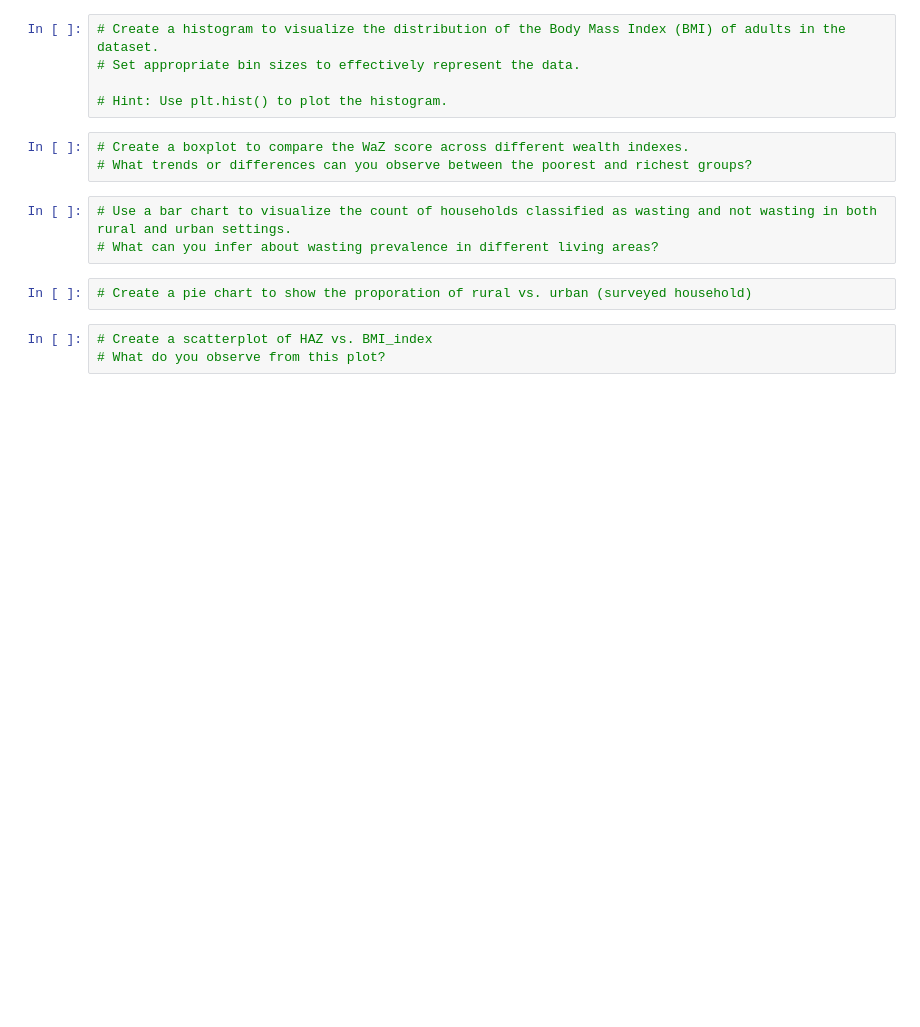
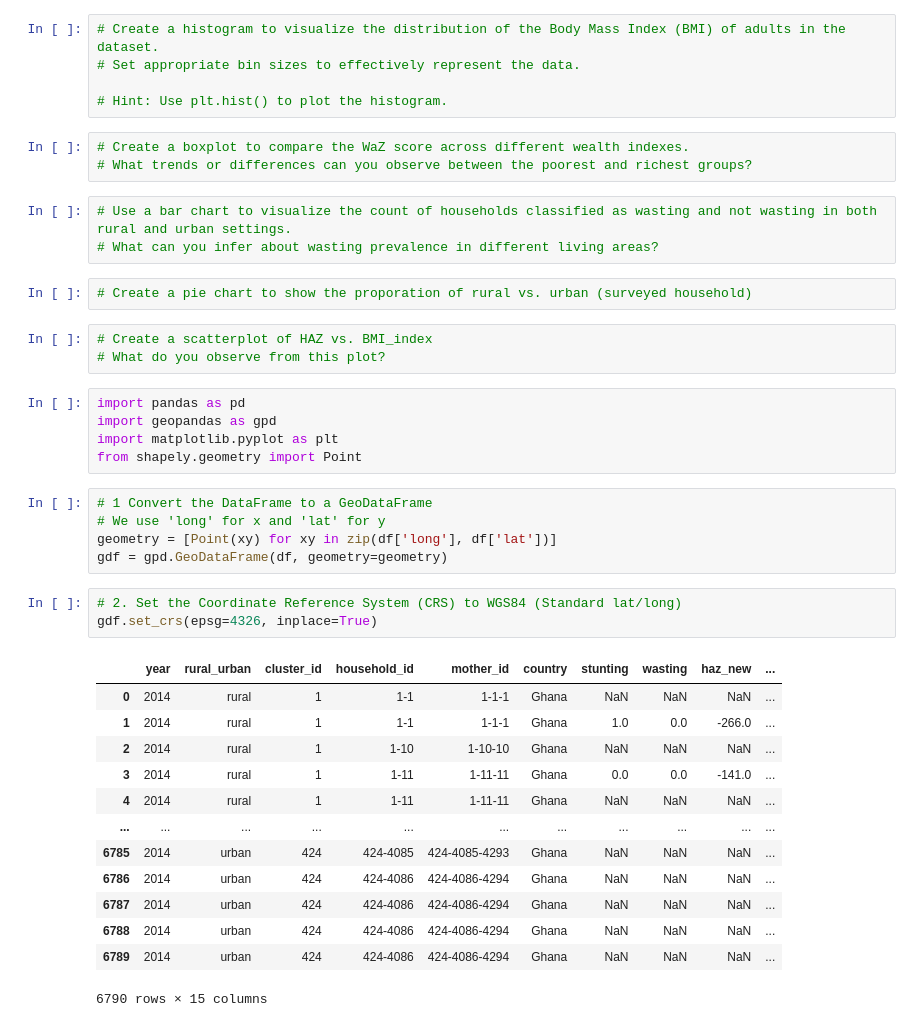
Before and after one commit to Minteb/Numpy-for-geospatial-science, a Jupyter notebook: Matplotlib.ipynb, the cells around one changed output. Saved outputs shown, nothing was run; the diff lists cells and outputs as text; blank space fills up the shorter version.

```diff
--- a/Matplotlib.ipynb
+++ b/Matplotlib.ipynb
@@ -1108,3 +1108,30 @@ plt.show()
 # %%
 # Create a scatterplot of HAZ vs. BMI_index
 # What do you observe from this plot?
+# %%
+import pandas as pd
+import geopandas as gpd
+import matplotlib.pyplot as plt
+from shapely.geometry import Point
+# %%
+# 1 Convert the DataFrame to a GeoDataFrame
+# We use 'long' for x and 'lat' for y
+geometry = [Point(xy) for xy in zip(df['long'], df['lat'])]
+gdf = gpd.GeoDataFrame(df, geometry=geometry)
+# %%
+# 2. Set the Coordinate Reference System (CRS) to WGS84 (Standard lat/long)
+gdf.set_crs(epsg=4326, inplace=True)
+# %% [output]
+|  | year | rural_urban | cluster_id | household_id | mother_id | country | stunting | wasting | haz_new | ... |
+| 0 | 2014 | rural | 1 | 1-1 | 1-1-1 | Ghana | NaN | NaN | NaN | ... |
+| 1 | 2014 | rural | 1 | 1-1 | 1-1-1 | Ghana | 1.0 | 0.0 | -266.0 | ... |
+| 2 | 2014 | rural | 1 | 1-10 | 1-10-10 | Ghana | NaN | NaN | NaN | ... |
+| 3 | 2014 | rural | 1 | 1-11 | 1-11-11 | Ghana | 0.0 | 0.0 | -141.0 | ... |
+| 4 | 2014 | rural | 1 | 1-11 | 1-11-11 | Ghana | NaN | NaN | NaN | ... |
+| ... | ... | ... | ... | ... | ... | ... | ... | ... | ... | ... |
+| 6785 | 2014 | urban | 424 | 424-4085 | 424-4085-4293 | Ghana | NaN | NaN | NaN | ... |
+| 6786 | 2014 | urban | 424 | 424-4086 | 424-4086-4294 | Ghana | NaN | NaN | NaN | ... |
+| 6787 | 2014 | urban | 424 | 424-4086 | 424-4086-4294 | Ghana | NaN | NaN | NaN | ... |
+| 6788 | 2014 | urban | 424 | 424-4086 | 424-4086-4294 | Ghana | NaN | NaN | NaN | ... |
+| 6789 | 2014 | urban | 424 | 424-4086 | 424-4086-4294 | Ghana | NaN | NaN | NaN | ... |
+6790 rows × 15 columns
```
Also changed, not shown: parts of 3 cells of this notebook.
